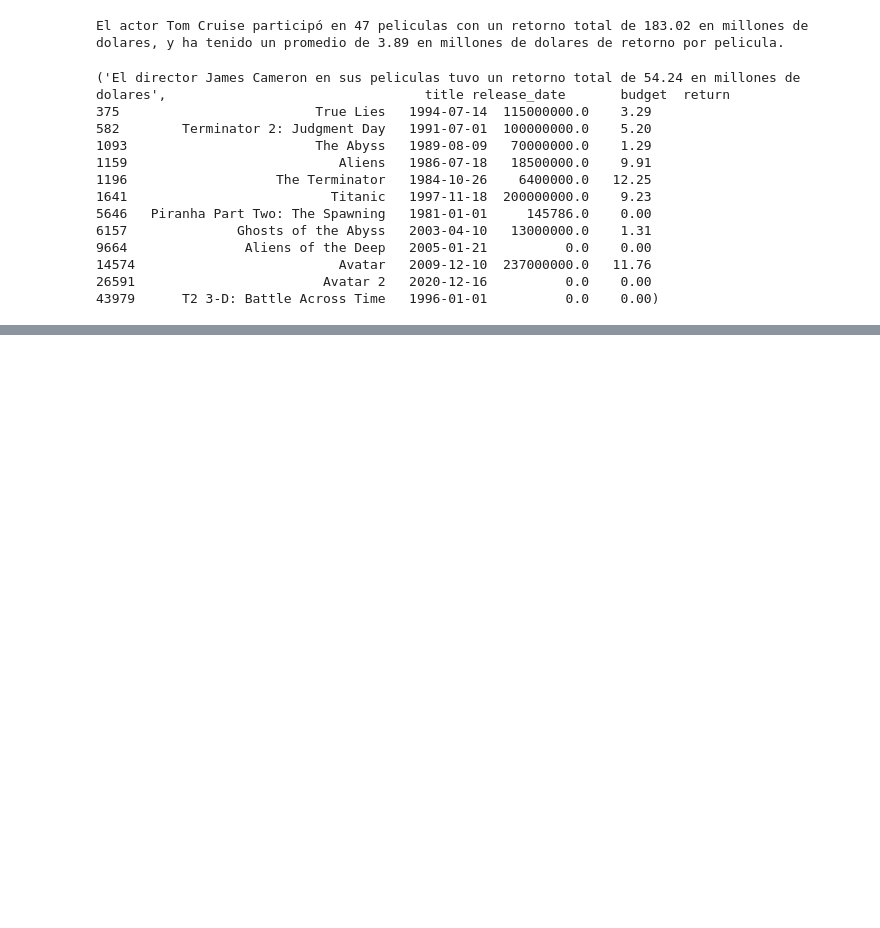
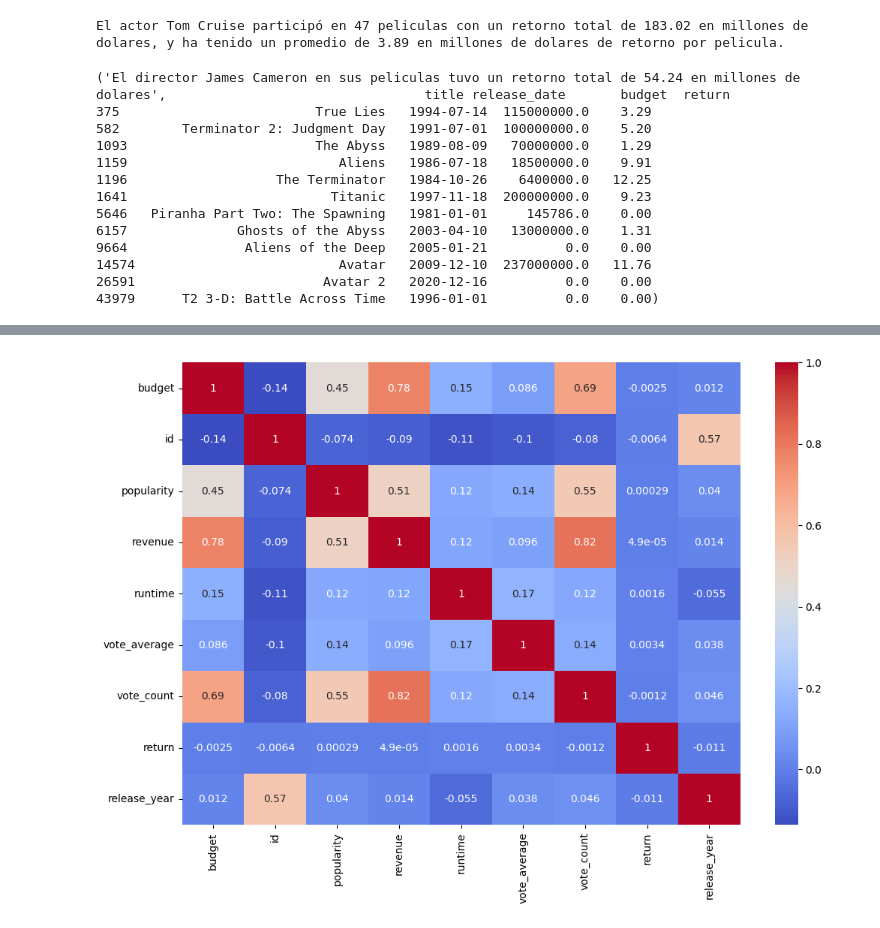
Before and after one commit to ALEJ-CAZA/Proyecto_MOVIES, a Jupyter notebook: Note_PI1_MLOps.ipynb, the cells around one changed output, grey strips where cells are left out. Cells and saved outputs as stored; diff of their text form; code cells hidden in the pictures; blank space fills up the shorter version.

```diff
--- a/Note_PI1_MLOps.ipynb
+++ b/Note_PI1_MLOps.ipynb
@@ -568,0 +625,16 @@ print(ver_director)
+# %%
+#Comenzaremos eligiendo una muestra filtrando el dataframe con las películas que se hayan estrendo a partir del año 1987
+movies_desde_1987 = movies_credits_final[(movies_credits_final['release_year'] >= 1987)]
+# %%
+#Revisamos la relacion entre las variables numéricas
+numeric_df = movies_desde_1987.select_dtypes(include=[np.number])
+
+corr_matrix = numeric_df.corr()
+
+plt.figure(figsize=(12, 8))
+
+sns.heatmap(corr_matrix, annot=True, cmap='coolwarm')
+
+plt.show()
+# %% [output]
+[figure, added]
```
Also changed, not shown: parts of 32 cells of this notebook, 1 other file.
